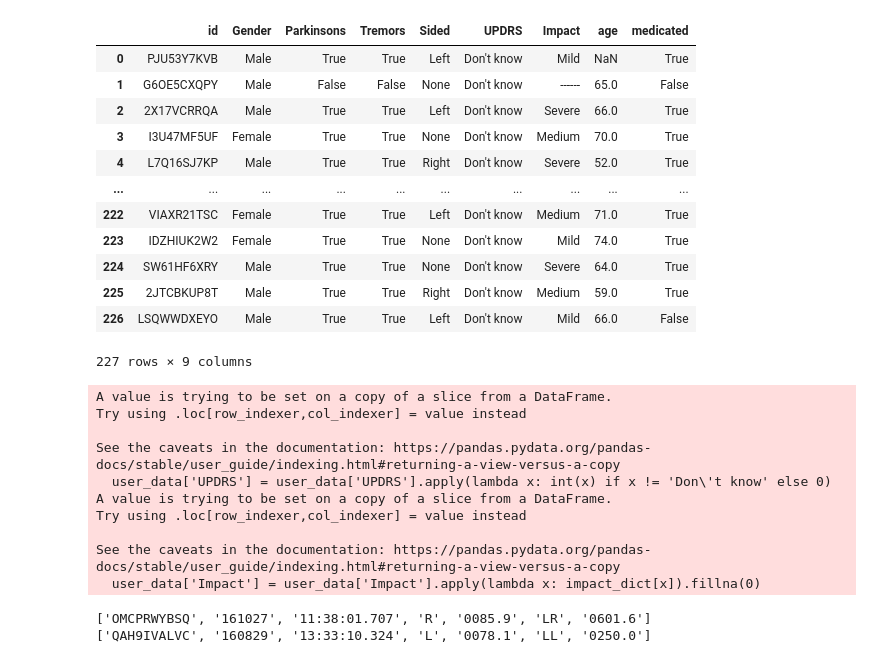
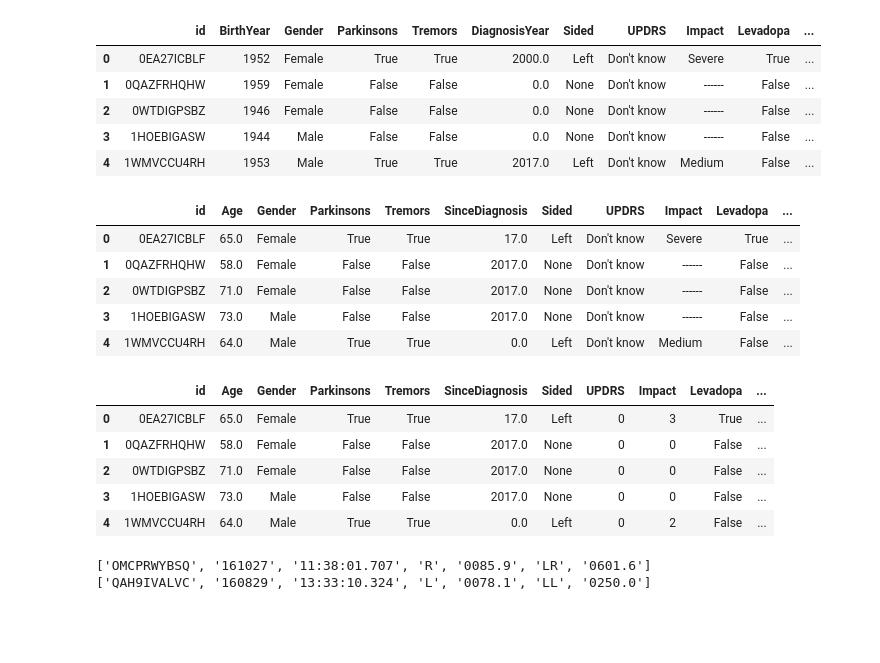
Before and after one commit to lemoncastle/PDTyper, a Jupyter notebook: notebooks/explore.ipynb, the cells around one changed output. Cells and saved outputs as stored; diff of their text form; code cells hidden in the pictures; blank space fills up the shorter version.

```diff
--- a/notebooks/explore.ipynb
+++ b/notebooks/explore.ipynb
@@ -6,7 +6,7 @@ import plotly.express as px
 import glob, os
 import seaborn as sns
 # %%
-user_list = glob.glob('Archived users/*.txt')
+user_list = glob.glob('../data/Archived users/*.txt')
 
 user_data = []
 
@@ -22,3 +22,5 @@ for user in user_list:
             val = np.nan if len(line.split(': ')) == 1 else line.split(': ')[1]
             user_dict[key] = val
         user_data.append(user_dict)
+
+user_data = pd.DataFrame(user_data)
@@ -47,3 +36,0 @@ def is_medicated(df):
-# %%
-user_data['age'] = 2017 - user_data['BirthYear'].astype(float)
-user_data['medicated'] = user_data.apply(is_medicated, axis=1)
@@ -66,39 +37,54 @@ user_data
+# %%
+def is_medicated(df):
+    return df['Levadopa'] or df['MAOB'] or df['Other'] or df['DA']
+
+user_data['Age'] = 2017 - user_data['BirthYear'].astype(float)
+user_data['Medicated'] = user_data.apply(is_medicated, axis=1)
+
+#convert to numeric, fill NaN with 0
+user_data['DiagnosisYear'] = pd.to_numeric(user_data['DiagnosisYear'], errors='coerce')
+user_data['DiagnosisYear'].fillna(0, inplace=True)
+user_data['SinceDiagnosis'] = 2017 - user_data['DiagnosisYear'].astype(float)
+user_data.head()
+# %% [output]
+|  | id | BirthYear | Gender | Parkinsons | Tremors | DiagnosisYear | Sided | UPDRS | Impact | Levadopa | ... |
+| 0 | 0EA27ICBLF | 1952 | Female | True | True | 2000.0 | Left | Don't know | Severe | True | ... |
+| 1 | 0QAZFRHQHW | 1959 | Female | False | False | 0.0 | None | Don't know | ------ | False | ... |
+| 2 | 0WTDIGPSBZ | 1946 | Female | False | False | 0.0 | None | Don't know | ------ | False | ... |
+| 3 | 1HOEBIGASW | 1944 | Male | False | False | 0.0 | None | Don't know | ------ | False | ... |
+| 4 | 1WMVCCU4RH | 1953 | Male | True | True | 2017.0 | Left | Don't know | Medium | False | ... |
 # %%
 user_data['Parkinsons'] = user_data['Parkinsons'] == 'True'
 user_data['Tremors'] = user_data['Tremors'] == 'True'
-user_data['medicated'] = user_data['medicated'] == 'True'
-cols = ['id', 'Gender', 'Parkinsons', 'Tremors', 'Sided', 'UPDRS', 'Impact', 'age', 'medicated']
+user_data['Medicated'] = user_data['Medicated'] == 'True'
+cols = ['id', 'Age', 'Gender', 'Parkinsons', 'Tremors', 'SinceDiagnosis', 'Sided', 'UPDRS', 'Impact', 'Levadopa', 'DA', 'MAOB', 'Other', 'Medicated']
 user_data = user_data[cols]
-user_data
+user_data.head()
 # %% [output]
-|  | id | Gender | Parkinsons | Tremors | Sided | UPDRS | Impact | age | medicated |
-| 0 | PJU53Y7KVB | Male | True | True | Left | Don't know | Mild | NaN | True |
-| 1 | G6OE5CXQPY | Male | False | False | None | Don't know | ------ | 65.0 | False |
-| 2 | 2X17VCRRQA | Male | True | True | Left | Don't know | Severe | 66.0 | True |
-| 3 | I3U47MF5UF | Female | True | True | None | Don't know | Medium | 70.0 | True |
-| 4 | L7Q16SJ7KP | Male | True | True | Right | Don't know | Severe | 52.0 | True |
-| ... | ... | ... | ... | ... | ... | ... | ... | ... | ... |
-| 222 | VIAXR21TSC | Female | True | True | Left | Don't know | Medium | 71.0 | True |
-| 223 | IDZHIUK2W2 | Female | True | True | None | Don't know | Mild | 74.0 | True |
-| 224 | SW61HF6XRY | Male | True | True | None | Don't know | Severe | 64.0 | True |
-| 225 | 2JTCBKUP8T | Male | True | True | Right | Don't know | Medium | 59.0 | True |
-| 226 | LSQWWDXEYO | Male | True | True | Left | Don't know | Mild | 66.0 | False |
+|  | id | Age | Gender | Parkinsons | Tremors | SinceDiagnosis | Sided | UPDRS | Impact | Levadopa | ... |
+| 0 | 0EA27ICBLF | 65.0 | Female | True | True | 17.0 | Left | Don't know | Severe | True | ... |
+| 1 | 0QAZFRHQHW | 58.0 | Female | False | False | 2017.0 | None | Don't know | ------ | False | ... |
+| 2 | 0WTDIGPSBZ | 71.0 | Female | False | False | 2017.0 | None | Don't know | ------ | False | ... |
+| 3 | 1HOEBIGASW | 73.0 | Male | False | False | 2017.0 | None | Don't know | ------ | False | ... |
+| 4 | 1WMVCCU4RH | 64.0 | Male | True | True | 0.0 | Left | Don't know | Medium | False | ... |
-227 rows × 9 columns
 # %%
+# Apply the transformation to the 'UPDRS' column
 user_data['UPDRS'] = user_data['UPDRS'].apply(lambda x: int(x) if x != 'Don\'t know' else 0)
-impact_dict = {'Mild': 1, 'Medium': 2, 'Severe': 3, ' ------':0, np.nan:0}
+
+# Define the impact dictionary
+impact_dict = {'Mild': 1, 'Medium': 2, 'Severe': 3, ' ------': 0, np.nan: 0}
+
+# Apply the transformation to the 'Impact' column
 user_data['Impact'] = user_data['Impact'].apply(lambda x: impact_dict[x]).fillna(0)
+
+user_data.head()
 # %% [output]
-A value is trying to be set on a copy of a slice from a DataFrame.
-Try using .loc[row_indexer,col_indexer] = value instead
-
-See the caveats in the documentation: https://pandas.pydata.org/pandas-docs/stable/user_guide/indexing.html#returning-a-view-versus-a-copy
-  user_data['UPDRS'] = user_data['UPDRS'].apply(lambda x: int(x) if x != 'Don\'t know' else 0)
-A value is trying to be set on a copy of a slice from a DataFrame.
-Try using .loc[row_indexer,col_indexer] = value instead
-
-See the caveats in the documentation: https://pandas.pydata.org/pandas-docs/stable/user_guide/indexing.html#returning-a-view-versus-a-copy
-  user_data['Impact'] = user_data['Impact'].apply(lambda x: impact_dict[x]).fillna(0)
+|  | id | Age | Gender | Parkinsons | Tremors | SinceDiagnosis | Sided | UPDRS | Impact | Levadopa | ... |
+| 0 | 0EA27ICBLF | 65.0 | Female | True | True | 17.0 | Left | 0 | 3 | True | ... |
+| 1 | 0QAZFRHQHW | 58.0 | Female | False | False | 2017.0 | None | 0 | 0 | False | ... |
+| 2 | 0WTDIGPSBZ | 71.0 | Female | False | False | 2017.0 | None | 0 | 0 | False | ... |
+| 3 | 1HOEBIGASW | 73.0 | Male | False | False | 2017.0 | None | 0 | 0 | False | ... |
+| 4 | 1WMVCCU4RH | 64.0 | Male | True | True | 0.0 | Left | 0 | 2 | False | ... |
 # %%
 user_data.to_csv('user_data.csv', index=False)
 # %%
```
Also changed, not shown: parts of 5 cells of this notebook, 6 other files.
